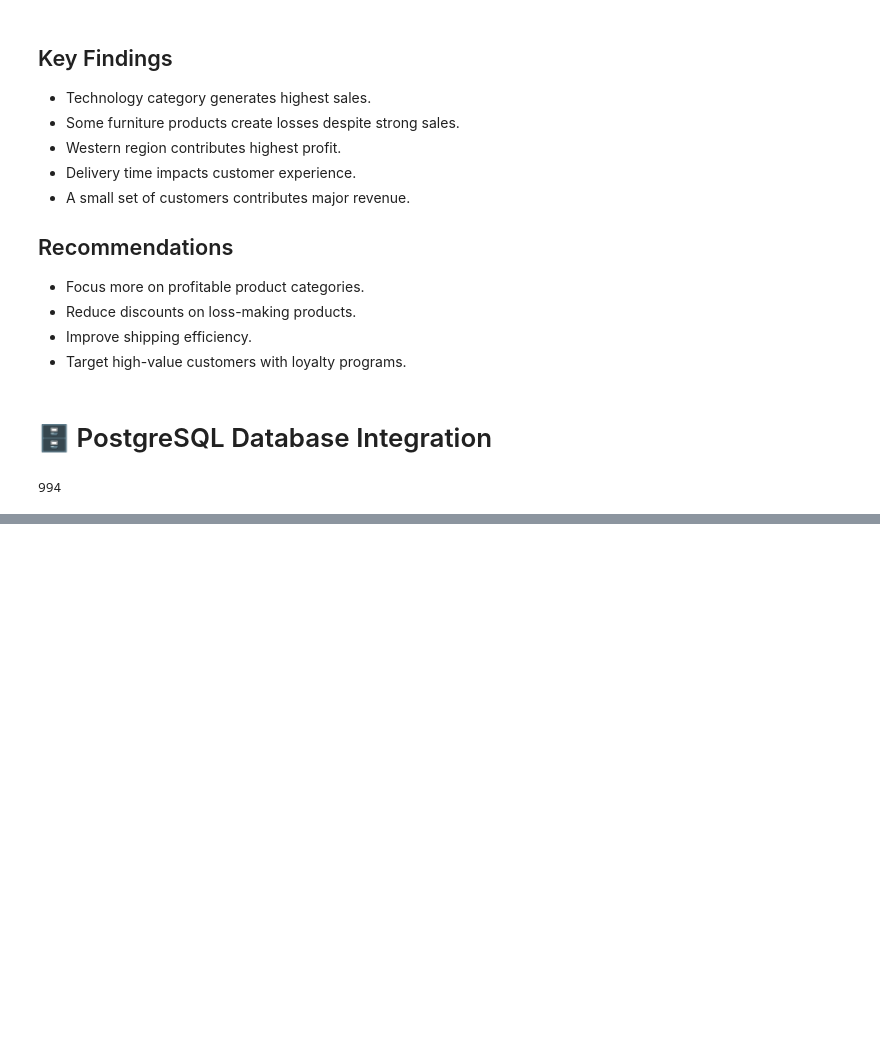
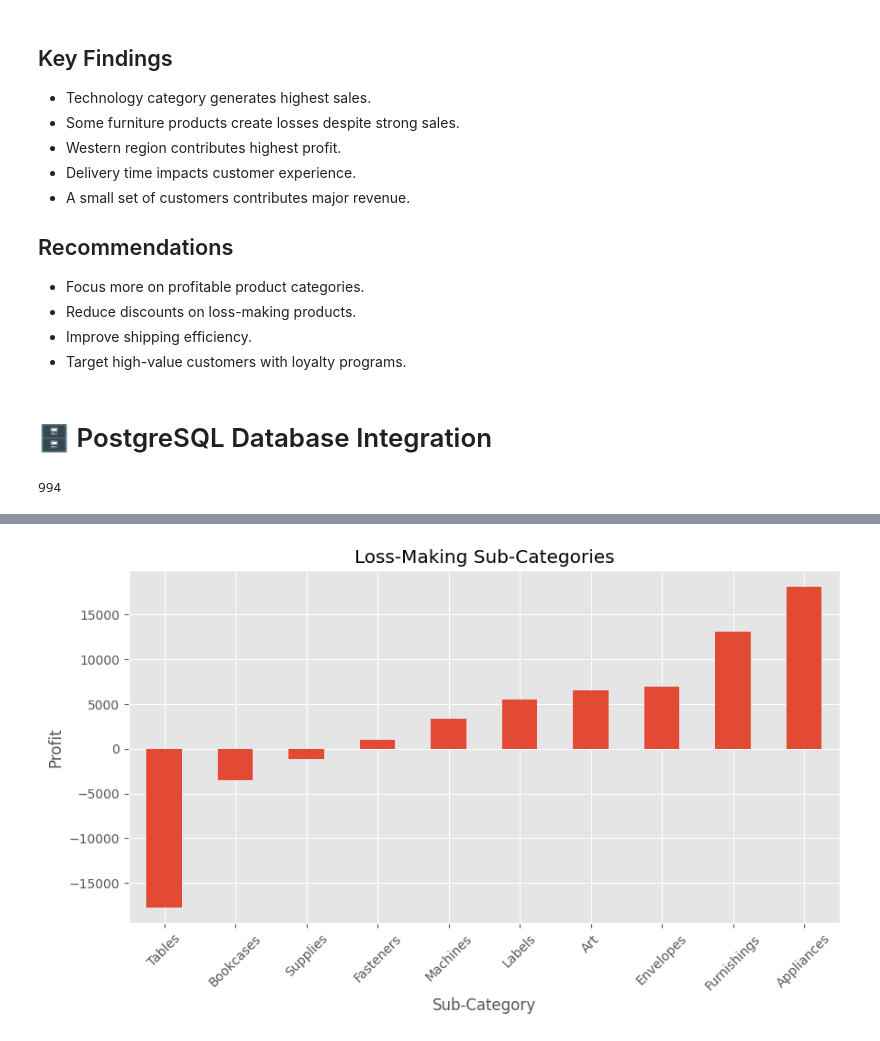
Before and after one commit to 24f2006167/retail-sales-analytics, a Jupyter notebook: notebooks/analysis.ipynb, the cells around one changed output, grey strips where cells are left out. Drawn from its saved outputs; the diff is of its cells as text; code cells hidden in the pictures; blank space fills up the shorter version.

```diff
--- a/notebooks/analysis.ipynb
+++ b/notebooks/analysis.ipynb
@@ -340,0 +405,18 @@ df.to_sql(
+# %%
+loss_subcategories = df.groupby('Sub-Category')['Profit'].sum().sort_values().head(10)
+
+plt.figure(figsize=(10,5))
+
+loss_subcategories.plot(kind='bar')
+
+plt.title('Loss-Making Sub-Categories')
+plt.xlabel('Sub-Category')
+plt.ylabel('Profit')
+
+plt.xticks(rotation=45)
+
+plt.savefig('../screenshots/loss_subcategories.png')
+
+plt.show()
+# %% [output]
+[figure, added]
```
Also changed, not shown: parts of 11 cells of this notebook, 5 other files.
